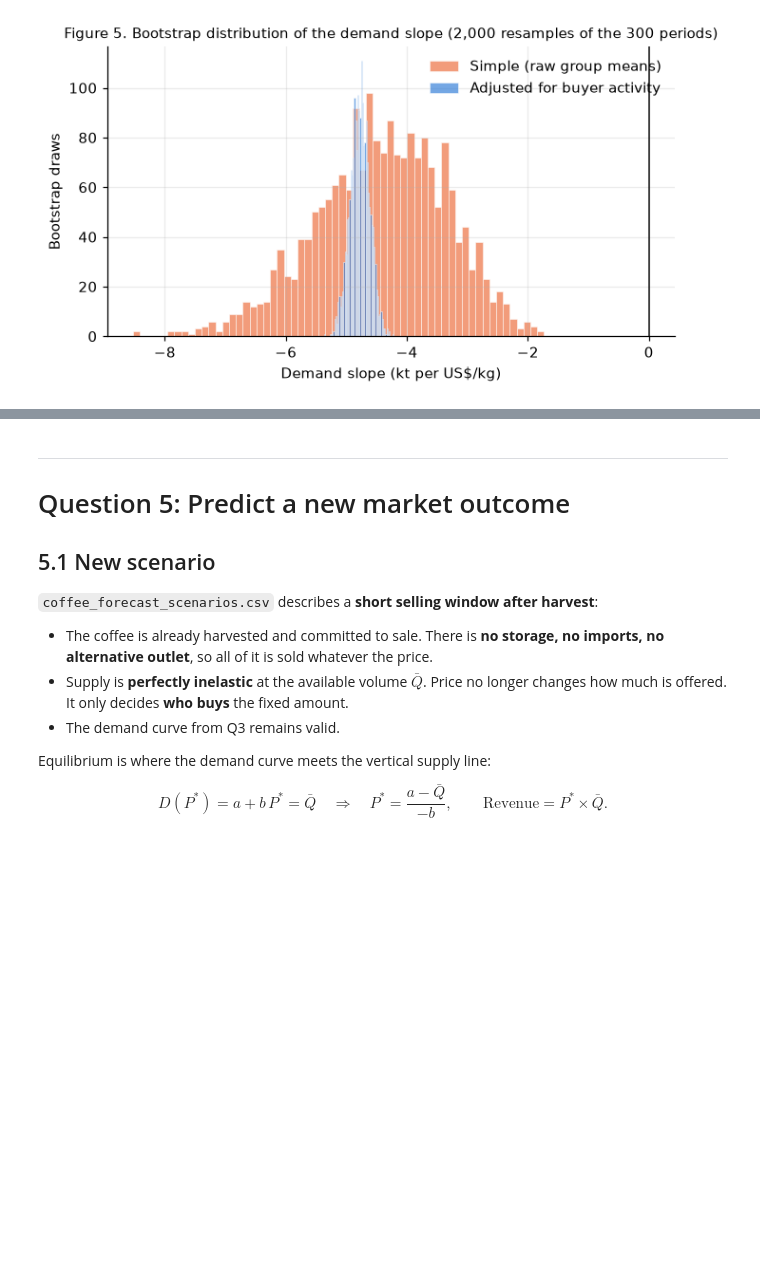
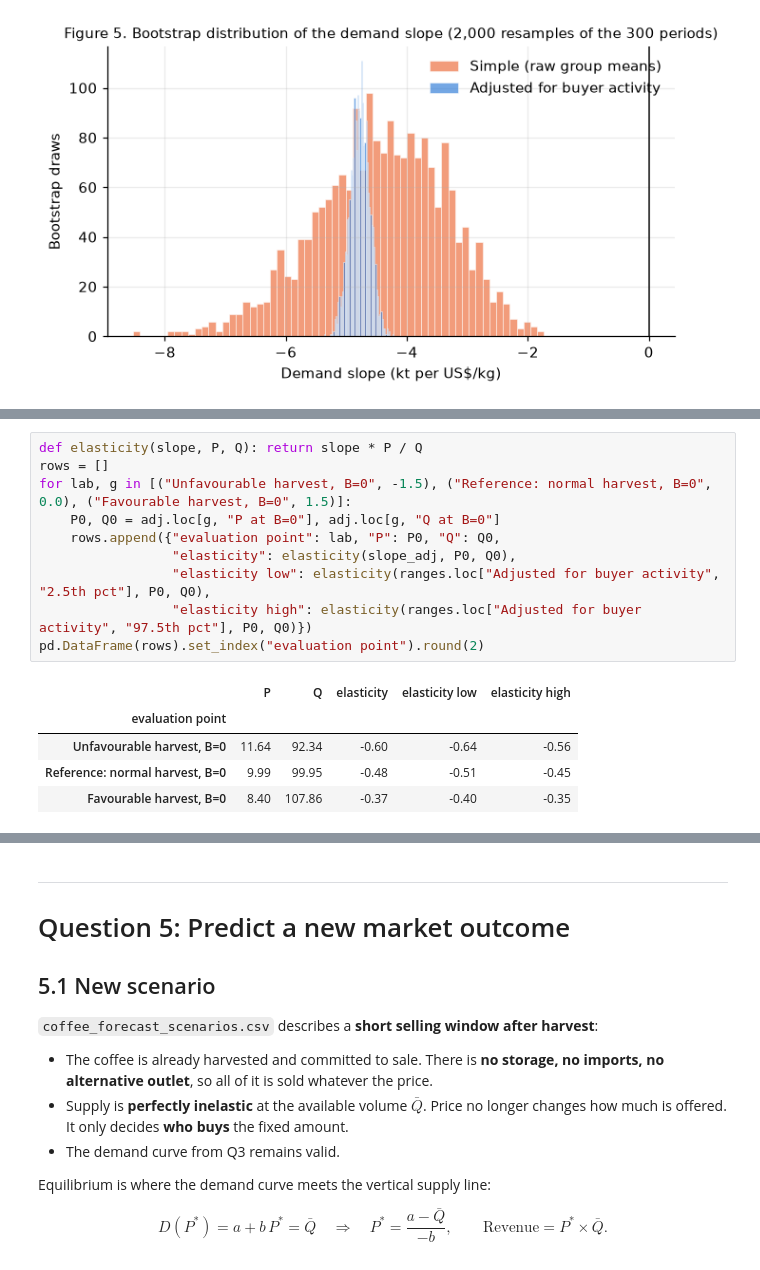
Before and after one commit to jimivanbladeren/Assignment3_economics, a Jupyter notebook: Moises_playground.ipynb, the cells around one changed output, grey strips where cells are left out. Cells and saved outputs as stored; diff of their text form; blank space fills up the shorter version.

```diff
--- a/Moises_playground.ipynb
+++ b/Moises_playground.ipynb
@@ -411,0 +418,16 @@ ax.legend(frameon=False); plt.show()
+# %%
+def elasticity(slope, P, Q): return slope * P / Q
+rows = []
+for lab, g in [("Unfavourable harvest, B=0", -1.5), ("Reference: normal harvest, B=0", 0.0), ("Favourable harvest, B=0", 1.5)]:
+    P0, Q0 = adj.loc[g, "P at B=0"], adj.loc[g, "Q at B=0"]
+    rows.append({"evaluation point": lab, "P": P0, "Q": Q0,
+                 "elasticity": elasticity(slope_adj, P0, Q0),
+                 "elasticity low": elasticity(ranges.loc["Adjusted for buyer activity", "2.5th pct"], P0, Q0),
+                 "elasticity high": elasticity(ranges.loc["Adjusted for buyer activity", "97.5th pct"], P0, Q0)})
+pd.DataFrame(rows).set_index("evaluation point").round(2)
+# %% [output]
+|  | P | Q | elasticity | elasticity low | elasticity high |
+| evaluation point |  |  |  |  |  |
+| Unfavourable harvest, B=0 | 11.64 | 92.34 | -0.60 | -0.64 | -0.56 |
+| Reference: normal harvest, B=0 | 9.99 | 99.95 | -0.48 | -0.51 | -0.45 |
+| Favourable harvest, B=0 | 8.40 | 107.86 | -0.37 | -0.40 | -0.35 |
```
Also changed, not shown: parts of 10 cells of this notebook.
